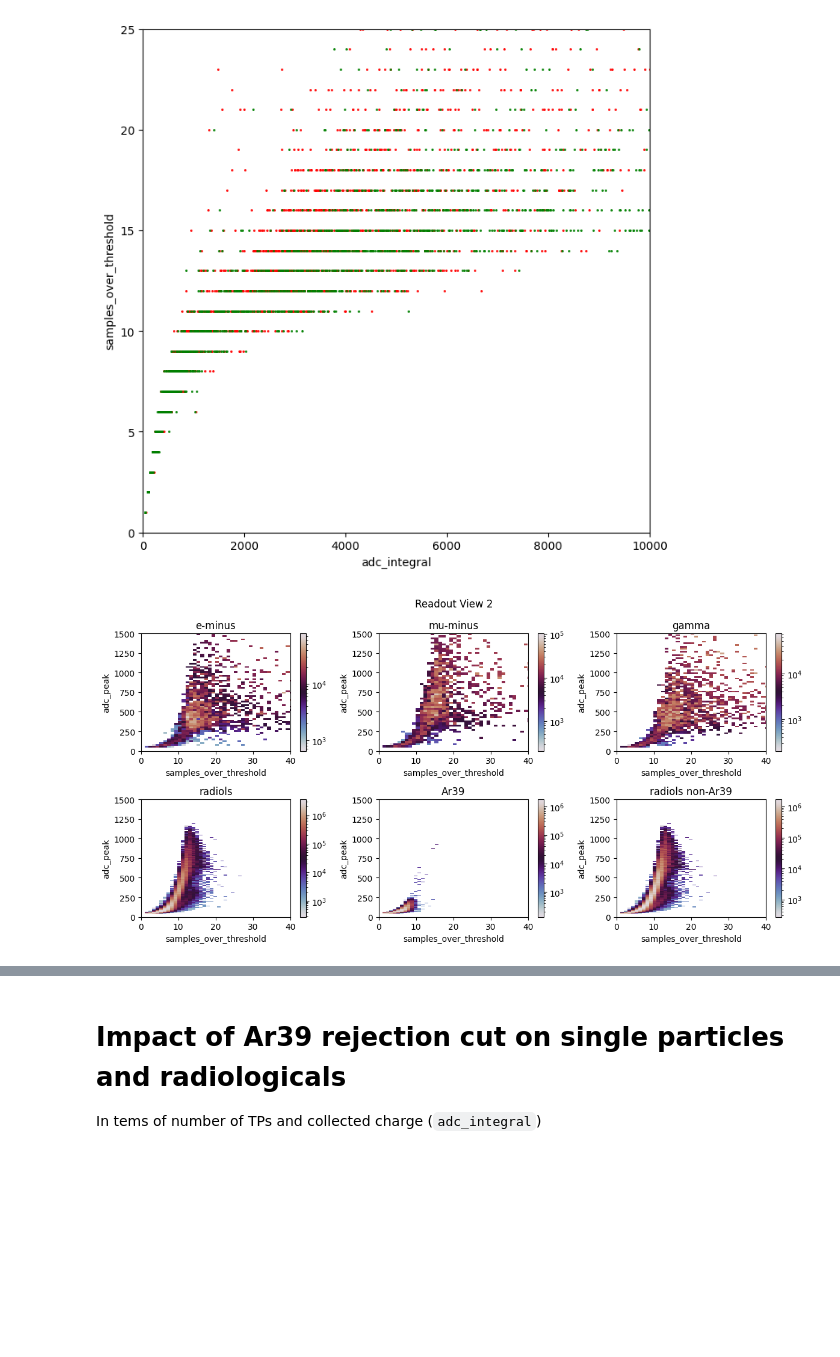
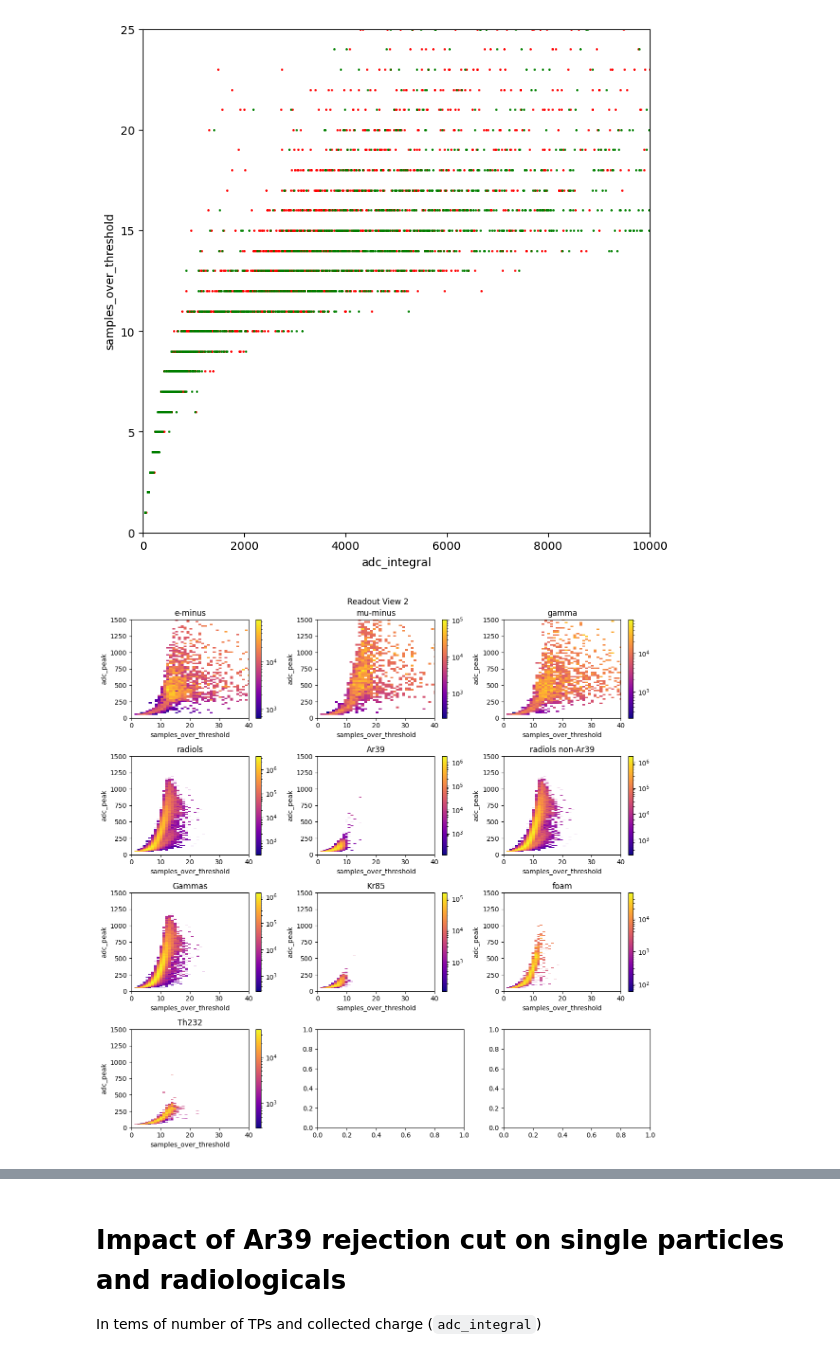
Before and after one commit to alessandrothea/tpvalidator, a Jupyter notebook: notebooks/mcprod/VDBackgroundRates.ipynb, the cells around one changed output, grey strips where cells are left out. Drawn from its saved outputs; the diff is of its cells as text; code cells hidden in the pictures; blank space fills up the shorter version.

```diff
--- a/notebooks/mcprod/VDBackgroundRates.ipynb
+++ b/notebooks/mcprod/VDBackgroundRates.ipynb
@@ -311,7 +306,7 @@ None
 wirecell_ides_cut = 'sample_peak > 100 & sample_peak < 8100'
 
 for n, df in datasets.items():
-    df.tps.query(wirecell_ides_cut, inplace=True)
+    df.tps = df.tps.query(wirecell_ides_cut, inplace=True)
     df.tps.extra_info['readout_window'] = 8000
 # %% [markdown]
 # MC particles spectra
@@ -644,14 +658,14 @@ ax.set_ylim(bottom=0, top=25)
 # %%
 from matplotlib.colors import LogNorm
 
-fig, axes = plt.subplots(2,3, figsize=(12,6))
 
 size=1
 x_name='samples_over_threshold'
 x_range  = 0,40
 y_name='adc_peak'
 y_range  = 0,1500
-cmap='twilight'
+# cmap='twilight'
+cmap='plasma'
 weights = 'adc_integral'
 cut=''
 v = 2
@@ -671,34 +685,40 @@ def plot_me(ax, sample, sample_query: str = None, title: str = None):
     # apply weigths
     w = df[weights] if weights else None
 
     # Bin
     bins=(df[x_name].max(), 200)
     h = ax.hist2d(df[x_name], df[y_name], bins=bins, cmap=cmap, weights=w, norm=LogNorm())
 
     fig.colorbar(h[3], ax=ax)
 
     ax.set_title(title)
     ax.set_ylim(y_range)
     ax.set_ylabel(y_name)
     ax.set_xlim(x_range)
     ax.set_xlabel(x_name)
 
+fig, axes = plt.subplots(4,3, figsize=(12,12))
+
 plot_me(axes[0][0], 'e-minus')
 plot_me(axes[0][1], 'mu-minus')
 plot_me(axes[0][2], 'gamma')
 plot_me(axes[1][0], 'radiols')
 plot_me(axes[1][1], 'radiols', 'bt_generator_name == "Ar39GenInLAr"', title='Ar39')
 plot_me(axes[1][2], 'radiols', 'bt_generator_name != "Ar39GenInLAr"', 'radiols non-Ar39')
+plot_me(axes[2][0], 'radiols', 'bt_generator_name == "CavernwallGammasAtLAr1x8x6"', title='Gammas')
+plot_me(axes[2][1], 'radiols', 'bt_generator_name == "Kr85GenInLAr"', title='Kr85')
+plot_me(axes[2][2], 'radiols', 'bt_generator_name == "foamGammasAtLAr1x8x6"', title='foam')
+plot_me(axes[3][0], 'radiols', 'bt_generator_name == "Th232ChainGenInCathode"', title='Th232')
 
 # ----
 # remove the underlying axes
 # axes[1,2].remove()
 
 fig.suptitle(f"Readout View {v}")
 fig.tight_layout()
 # fig.show()
 # %% [output]
-[figure, old version]
+[figure, new version]
 # %%
 from matplotlib.colors import LogNorm
 
```
Also changed, not shown: parts of 8 cells of this notebook, 3 other files.
